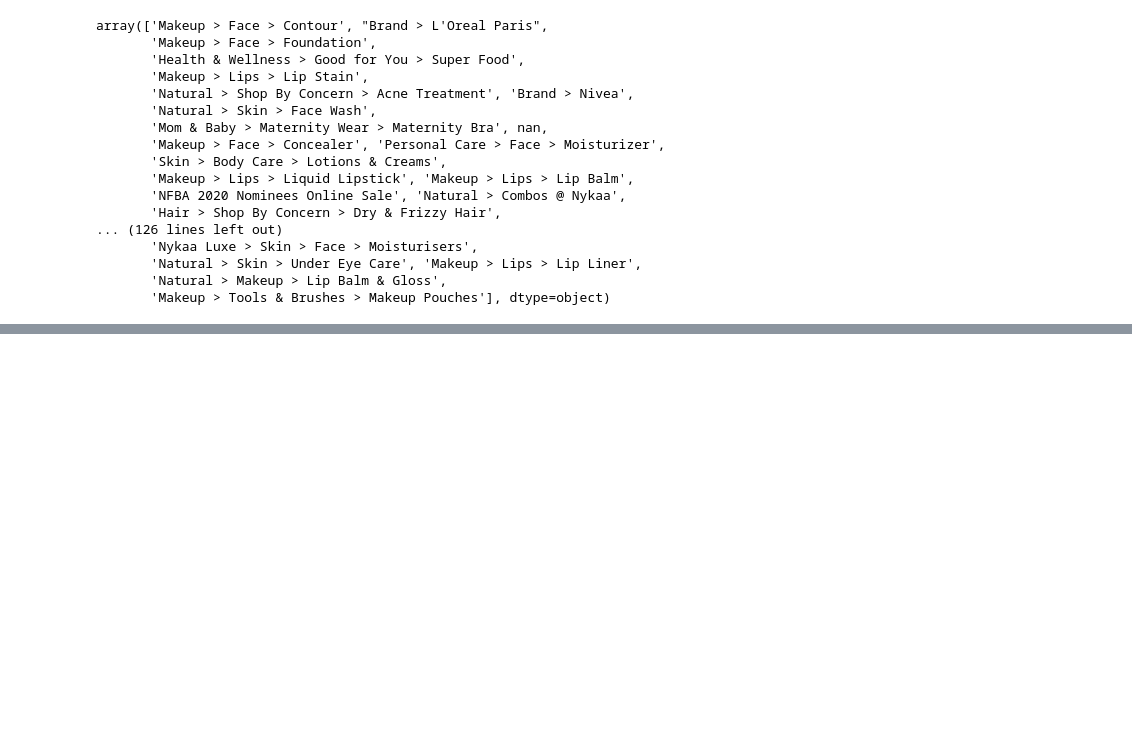
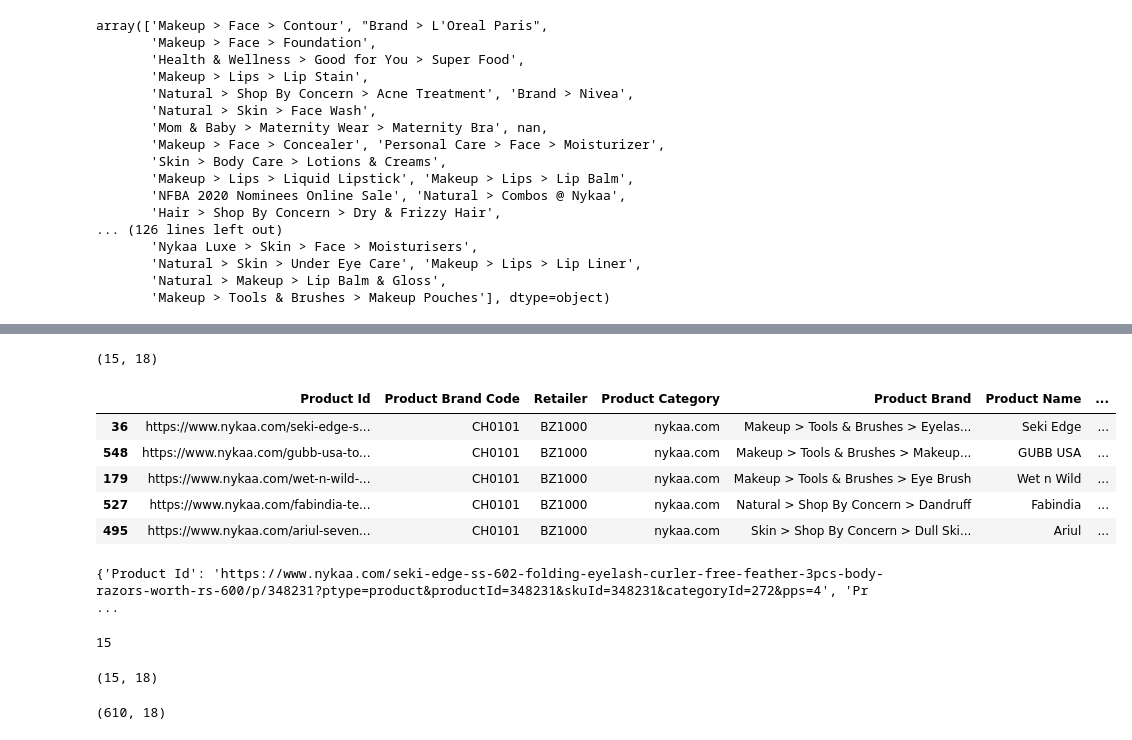
Before and after one commit to Sarvesh-Nalawade/Unthinkable-Cosmetics-Shop, a Jupyter notebook: first.ipynb, the cells around one changed output, grey strips where cells are left out. Saved outputs shown, nothing was run; the diff lists cells and outputs as text; code cells hidden in the pictures; blank space fills up the shorter version.

```diff
--- a/first.ipynb
+++ b/first.ipynb
@@ -62,0 +111,42 @@ array(['Makeup > Face > Contour', "Brand > L'Oreal Paris",
+# %%
+# df_mt32_links = df_more_than_32[~df_more_than_32['Product Id'].str.contains("BZ")]
+df_mt32_links = df_more_than_32[df_more_than_32['Product Id'].str.startswith("http")]
+print(df_mt32_links.shape)
+df_mt32_links.sample(5)
+# %% [output]
+(15, 18)
+|  | Product Id | Product Brand Code | Retailer | Product Category | Product Brand | Product Name | ... |
+| 36 | https://www.nykaa.com/seki-edge-s... | CH0101 | BZ1000 | nykaa.com | Makeup > Tools & Brushes > Eyelas... | Seki Edge | ... |
+| 548 | https://www.nykaa.com/gubb-usa-to... | CH0101 | BZ1000 | nykaa.com | Makeup > Tools & Brushes > Makeup... | GUBB USA | ... |
+| 179 | https://www.nykaa.com/wet-n-wild-... | CH0101 | BZ1000 | nykaa.com | Makeup > Tools & Brushes > Eye Brush | Wet n Wild | ... |
+| 527 | https://www.nykaa.com/fabindia-te... | CH0101 | BZ1000 | nykaa.com | Natural > Shop By Concern > Dandruff | Fabindia | ... |
+| 495 | https://www.nykaa.com/ariul-seven... | CH0101 | BZ1000 | nykaa.com | Skin > Shop By Concern > Dull Ski... | Ariul | ... |
+# %%
+col_headers = list(df.columns)
+# for all rows in df_mt32_links, keep the prod id as it is, and then ignoring the curr 'product brand code' col entry, pull all the cols left by 1 each, and in last col keep na
+# i want this in a list of jsons
+
+edited_link_rows = []
+for index, row in df_mt32_links.iterrows():
+    new_row = {}
+    new_row['Product Id'] = row['Product Id']
+    for i in range(1, len(col_headers)-1):
+        new_row[col_headers[i]] = row[col_headers[i+1]]
+    new_row[col_headers[-1]] = None
+    edited_link_rows.append(new_row)
+
+print(edited_link_rows[0])
+len(edited_link_rows)
+# %% [output]
+{'Product Id': 'https://www.nykaa.com/seki-edge-ss-602-folding-eyelash-curler-free-feather-3pcs-body-razors-worth-rs-600/p/348231?ptype=product&productId=348231&skuId=348231&categoryId=272&pps=4', 'Pr ...
+15
+# %%
+df[df['Product Id'].str.startswith("http")].shape
+# %% [output]
+(15, 18)
+# %%
+# just keep the rows without http starting
+df = df[~df['Product Id'].str.startswith("http")]
+df.shape
+# %% [output]
+(610, 18)
```
Also changed, not shown: parts of 26 cells of this notebook, 5 other files.
